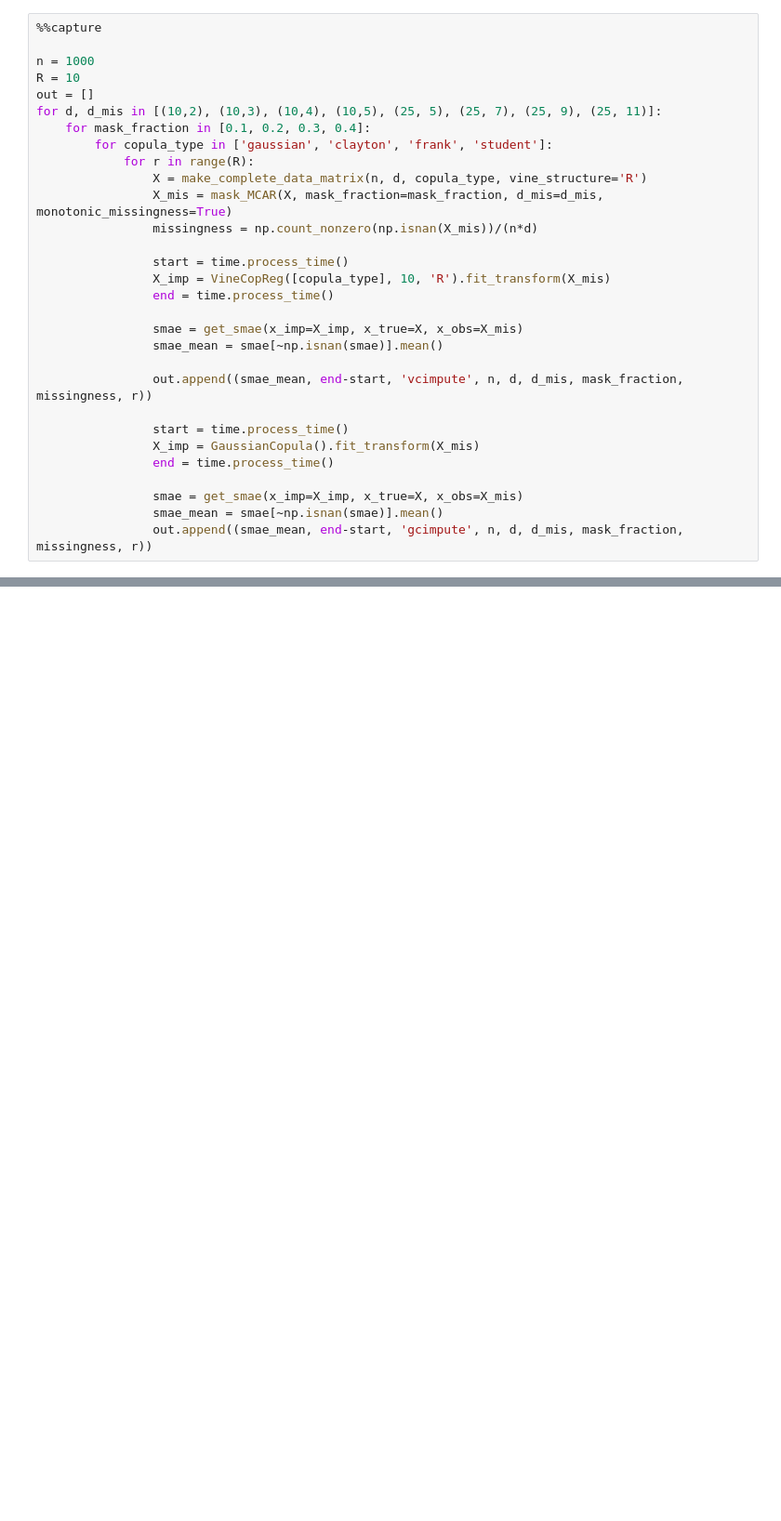
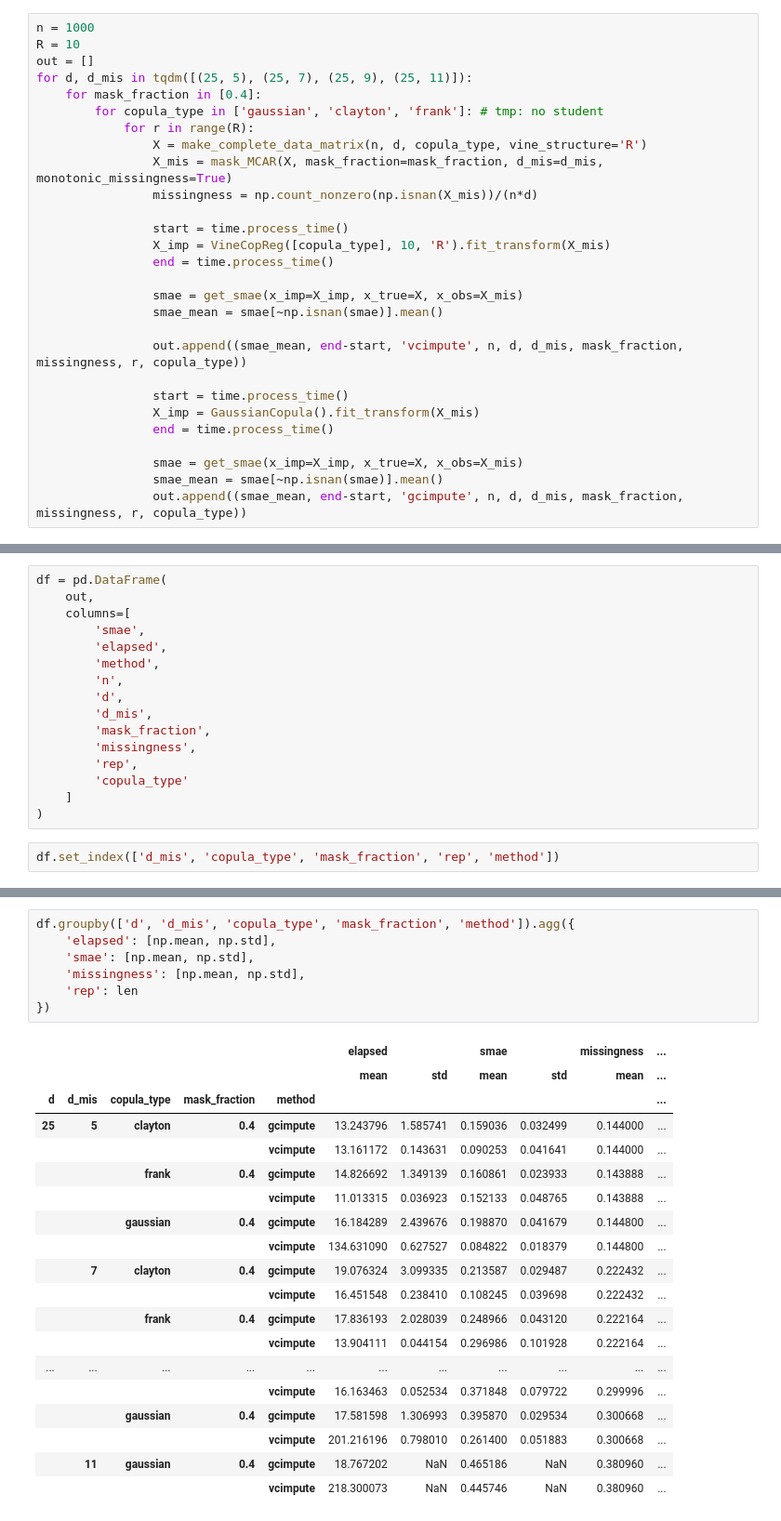
Before and after one commit to neelsura12/vcimpute, a Jupyter notebook: week35/20220901.ipynb, the cells around one changed output, grey strips where cells are left out. Shown at 93% size. Drawn from its saved outputs; the diff is of its cells as text; blank space fills up the shorter version.

```diff
--- a/week35/20220901.ipynb
+++ b/week35/20220901.ipynb
@@ -9,14 +10,12 @@ from vcimpute.generate_data import make_complete_data_matrix, mask_MCAR
 from vcimpute.zeisberger import VineCopReg
 from gcimpute.gaussian_copula import GaussianCopula
 # %%
-%%capture
-
 n = 1000
 R = 10
 out = []
-for d, d_mis in [(10,2), (10,3), (10,4), (10,5), (25, 5), (25, 7), (25, 9), (25, 11)]:
-    for mask_fraction in [0.1, 0.2, 0.3, 0.4]:
-        for copula_type in ['gaussian', 'clayton', 'frank', 'student']:
+for d, d_mis in tqdm([(25, 5), (25, 7), (25, 9), (25, 11)]):
+    for mask_fraction in [0.4]:
+        for copula_type in ['gaussian', 'clayton', 'frank']: # tmp: no student
             for r in range(R):
                 X = make_complete_data_matrix(n, d, copula_type, vine_structure='R')
                 X_mis = mask_MCAR(X, mask_fraction=mask_fraction, d_mis=d_mis, monotonic_missingness=True)
@@ -29,7 +28,7 @@ for d, d_mis in [(10,2), (10,3), (10,4), (10,5), (25, 5), (25, 7), (25, 9), (25,
                 smae = get_smae(x_imp=X_imp, x_true=X, x_obs=X_mis)
                 smae_mean = smae[~np.isnan(smae)].mean()
 
-                out.append((smae_mean, end-start, 'vcimpute', n, d, d_mis, mask_fraction, missingness, r))
+                out.append((smae_mean, end-start, 'vcimpute', n, d, d_mis, mask_fraction, missingness, r, copula_type))
 
                 start = time.process_time()
                 X_imp = GaussianCopula().fit_transform(X_mis)
@@ -37,4 +36,4 @@ for d, d_mis in [(10,2), (10,3), (10,4), (10,5), (25, 5), (25, 7), (25, 9), (25,
 
                 smae = get_smae(x_imp=X_imp, x_true=X, x_obs=X_mis)
                 smae_mean = smae[~np.isnan(smae)].mean()
-                out.append((smae_mean, end-start, 'gcimpute', n, d, d_mis, mask_fraction, missingness, r))
+                out.append((smae_mean, end-start, 'gcimpute', n, d, d_mis, mask_fraction, missingness, r, copula_type))
@@ -44,0 +124,18 @@ df = pd.DataFrame(out, columns=['smae', 'elapsed', 'method', 'n', 'd', 'd_mis',
+# %%
+df = pd.DataFrame(
+    out,
+    columns=[
+        'smae',
+        'elapsed',
+        'method',
+        'n',
+        'd',
+        'd_mis',
+        'mask_fraction',
+        'missingness',
+        'rep',
+        'copula_type'
+    ]
+)
+# %%
+df.set_index(['d_mis', 'copula_type', 'mask_fraction', 'rep', 'method'])
@@ -44,0 +159,27 @@ df = pd.DataFrame(out, columns=['smae', 'elapsed', 'method', 'n', 'd', 'd_mis',
+# %%
+df.groupby(['d', 'd_mis', 'copula_type', 'mask_fraction', 'method']).agg({
+    'elapsed': [np.mean, np.std],
+    'smae': [np.mean, np.std],
+    'missingness': [np.mean, np.std],
+    'rep': len
+})
+# %% [output]
+|  |  |  |  |  | elapsed |  | smae |  | missingness | ... |
+|  |  |  |  |  | mean | std | mean | std | mean | ... |
+| d | d_mis | copula_type | mask_fraction | method |  |  |  |  |  | ... |
+| 25 | 5 | clayton | 0.4 | gcimpute | 13.243796 | 1.585741 | 0.159036 | 0.032499 | 0.144000 | ... |
+|  |  |  |  | vcimpute | 13.161172 | 0.143631 | 0.090253 | 0.041641 | 0.144000 | ... |
+|  |  | frank | 0.4 | gcimpute | 14.826692 | 1.349139 | 0.160861 | 0.023933 | 0.143888 | ... |
+|  |  |  |  | vcimpute | 11.013315 | 0.036923 | 0.152133 | 0.048765 | 0.143888 | ... |
+|  |  | gaussian | 0.4 | gcimpute | 16.184289 | 2.439676 | 0.198870 | 0.041679 | 0.144800 | ... |
+|  |  |  |  | vcimpute | 134.631090 | 0.627527 | 0.084822 | 0.018379 | 0.144800 | ... |
+|  | 7 | clayton | 0.4 | gcimpute | 19.076324 | 3.099335 | 0.213587 | 0.029487 | 0.222432 | ... |
+|  |  |  |  | vcimpute | 16.451548 | 0.238410 | 0.108245 | 0.039698 | 0.222432 | ... |
+|  |  | frank | 0.4 | gcimpute | 17.836193 | 2.028039 | 0.248966 | 0.043120 | 0.222164 | ... |
+|  |  |  |  | vcimpute | 13.904111 | 0.044154 | 0.296986 | 0.101928 | 0.222164 | ... |
+| ... | ... | ... | ... | ... | ... | ... | ... | ... | ... | ... |
+|  |  |  |  | vcimpute | 16.163463 | 0.052534 | 0.371848 | 0.079722 | 0.299996 | ... |
+|  |  | gaussian | 0.4 | gcimpute | 17.581598 | 1.306993 | 0.395870 | 0.029534 | 0.300668 | ... |
+|  |  |  |  | vcimpute | 201.216196 | 0.798010 | 0.261400 | 0.051883 | 0.300668 | ... |
+|  | 11 | gaussian | 0.4 | gcimpute | 18.767202 | NaN | 0.465186 | NaN | 0.380960 | ... |
+|  |  |  |  | vcimpute | 218.300073 | NaN | 0.445746 | NaN | 0.380960 | ... |
```
Also changed, not shown: parts of 6 cells of this notebook, 12 other files.
